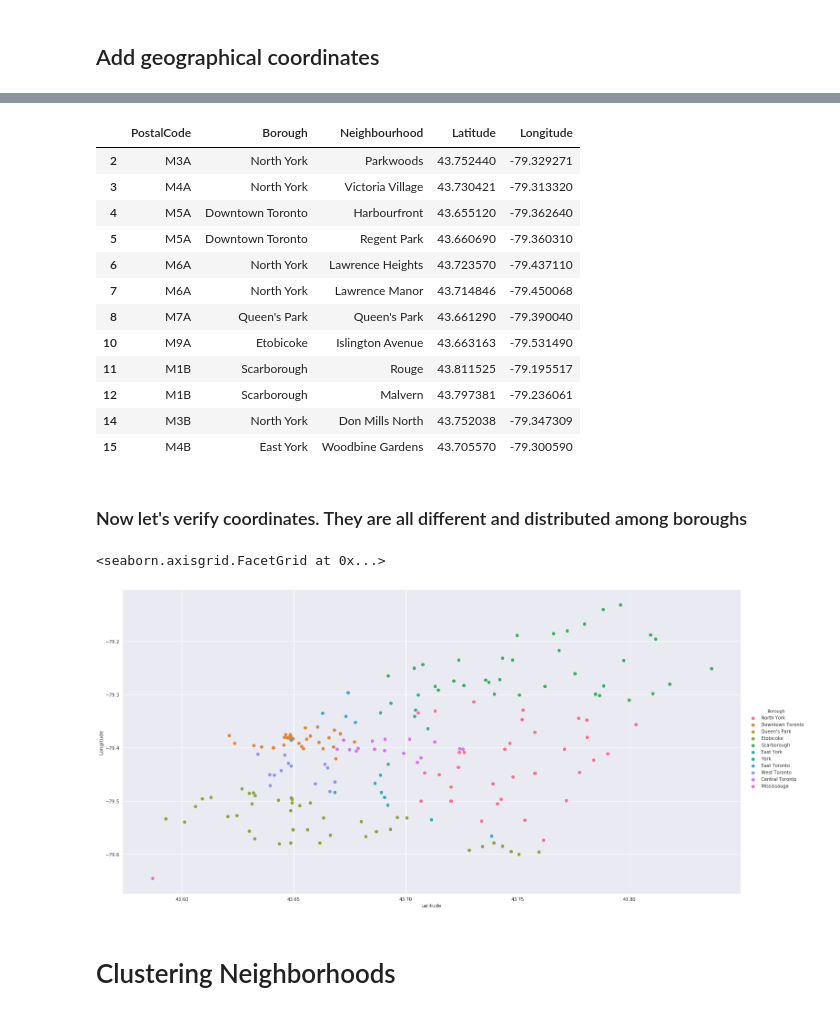
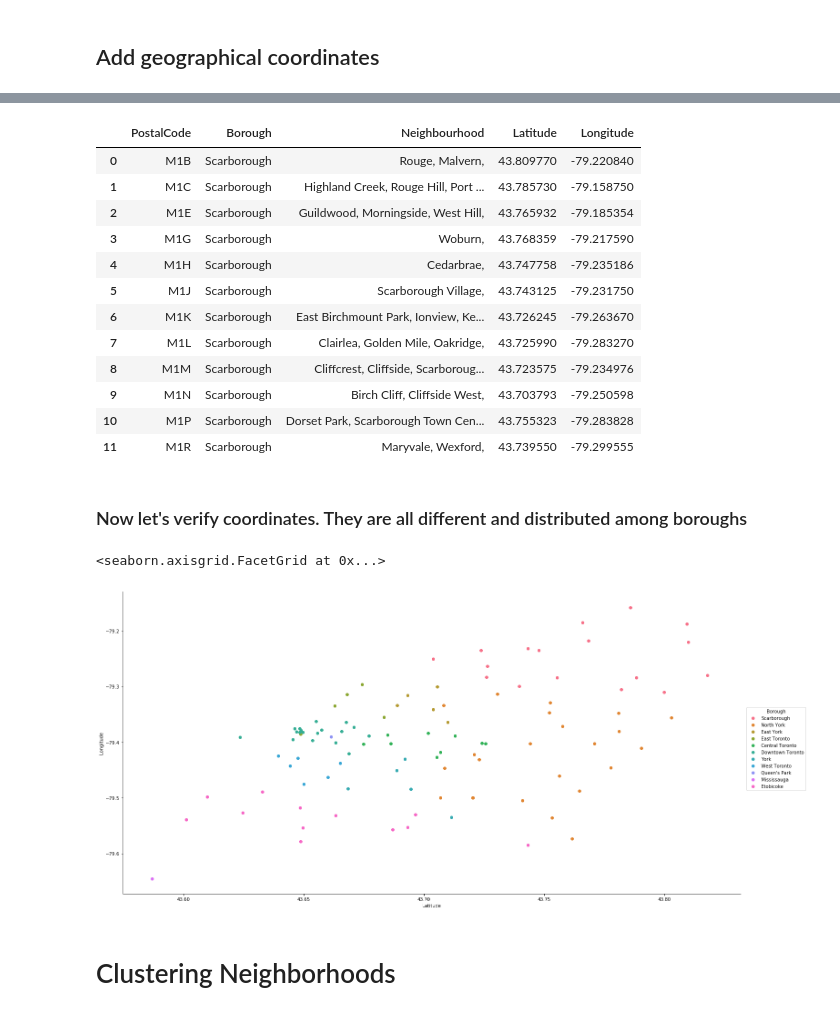
Before and after one commit to Weerel/Coursera_Capstone, a Jupyter notebook: Neighborhoods in Toronto.ipynb, the cells around one changed output, grey strips where cells are left out. Drawn from its saved outputs; the diff is of its cells as text; code cells hidden in the pictures.

```diff
--- a/Neighborhoods in Toronto.ipynb
+++ b/Neighborhoods in Toronto.ipynb
@@ -82,0 +85,9 @@ df.head(12)
+# %%
+groups = []
+for fields, group in df.groupby(['PostalCode', 'Borough'])['Neighbourhood']:
+    neighborhoods = ''.join(str(x) + ", " for x in group.tolist())
+    groups.append((fields[0], fields[1], neighborhoods))
+
+df = pd.DataFrame(groups, columns=['PostalCode', 'Borough', 'Neighbourhood'])
+print("Dataframe shape:", df.shape)
+df.head(12)
@@ -112,30 +138,30 @@ df['Longitude'] = df.apply(get_longitude, axis=1)
 df.head(12)
 # %% [output]
 |  | PostalCode | Borough | Neighbourhood | Latitude | Longitude |
-| 2 | M3A | North York | Parkwoods | 43.752440 | -79.329271 |
-| 3 | M4A | North York | Victoria Village | 43.730421 | -79.313320 |
-| 4 | M5A | Downtown Toronto | Harbourfront | 43.655120 | -79.362640 |
-| 5 | M5A | Downtown Toronto | Regent Park | 43.660690 | -79.360310 |
-| 6 | M6A | North York | Lawrence Heights | 43.723570 | -79.437110 |
-| 7 | M6A | North York | Lawrence Manor | 43.714846 | -79.450068 |
-| 8 | M7A | Queen's Park | Queen's Park | 43.661290 | -79.390040 |
-| 10 | M9A | Etobicoke | Islington Avenue | 43.663163 | -79.531490 |
-| 11 | M1B | Scarborough | Rouge | 43.811525 | -79.195517 |
-| 12 | M1B | Scarborough | Malvern | 43.797381 | -79.236061 |
-| 14 | M3B | North York | Don Mills North | 43.752038 | -79.347309 |
-| 15 | M4B | East York | Woodbine Gardens | 43.705570 | -79.300590 |
+| 0 | M1B | Scarborough | Rouge, Malvern, | 43.809770 | -79.220840 |
+| 1 | M1C | Scarborough | Highland Creek, Rouge Hill, Port ... | 43.785730 | -79.158750 |
+| 2 | M1E | Scarborough | Guildwood, Morningside, West Hill, | 43.765932 | -79.185354 |
+| 3 | M1G | Scarborough | Woburn, | 43.768359 | -79.217590 |
+| 4 | M1H | Scarborough | Cedarbrae, | 43.747758 | -79.235186 |
+| 5 | M1J | Scarborough | Scarborough Village, | 43.743125 | -79.231750 |
+| 6 | M1K | Scarborough | East Birchmount Park, Ionview, Ke... | 43.726245 | -79.263670 |
+| 7 | M1L | Scarborough | Clairlea, Golden Mile, Oakridge, | 43.725990 | -79.283270 |
+| 8 | M1M | Scarborough | Cliffcrest, Cliffside, Scarboroug... | 43.723575 | -79.234976 |
+| 9 | M1N | Scarborough | Birch Cliff, Cliffside West, | 43.703793 | -79.250598 |
+| 10 | M1P | Scarborough | Dorset Park, Scarborough Town Cen... | 43.755323 | -79.283828 |
+| 11 | M1R | Scarborough | Maryvale, Wexford, | 43.739550 | -79.299555 |
 # %% [markdown]
 ### Now let's verify coordinates. They are all different and distributed among boroughs
 # %%
 %matplotlib inline
 import seaborn as sns
 import matplotlib.pyplot as plt
 plt.rcParams['figure.figsize'] = (15, 10)
 fg = sns.FacetGrid(data=df, hue='Borough', aspect=2, size = 10)
-fg.map(pyplot.scatter, 'Latitude', 'Longitude').add_legend()
+fg.map(plt.scatter, 'Latitude', 'Longitude').add_legend()
 # %% [output]
 <seaborn.axisgrid.FacetGrid at 0x...>
-[figure, old version]
+[figure, new version]
 # %% [markdown]
 # Clustering Neighborhoods
 # %%
```
Also changed, not shown: parts of 8 cells of this notebook.
